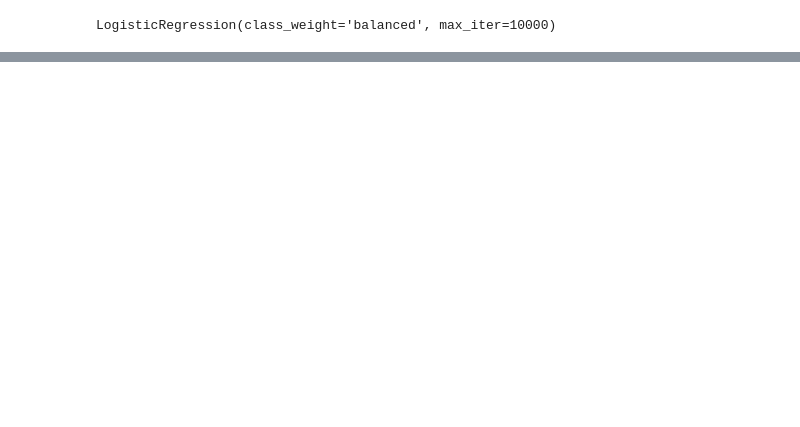
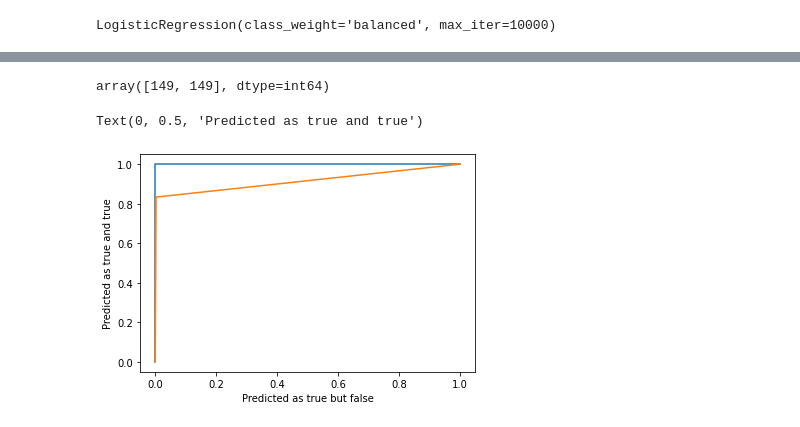
Before and after one commit to diegounzueta/Medium-Articles-, a Jupyter notebook: Fraud detection/Fraud Transactional Data.ipynb, the cells around one changed output, grey strips where cells are left out. Saved outputs shown, nothing was run; the diff lists cells and outputs as text; code cells hidden in the pictures; blank space fills up the shorter version.

```diff
--- a/Fraud detection/Fraud Transactional Data.ipynb
+++ b/Fraud detection/Fraud Transactional Data.ipynb
@@ -546,0 +568,4 @@ TO DO:
+# %%
+RF_clf = RandomForestClassifier(class_weight='balanced')
+# %%
+RF_clf.fit(X_train, y_train)
@@ -546,0 +696,15 @@ TO DO:
+# %%
+np.bincount(balanced_y_test)
+# %% [output]
+array([149, 149], dtype=int64)
+# %%
+fp, tp, thresholds =          roc_curve(y_train,RF_clf.predict(X_train) )
+lg_fp, lg_tp, lg_thresholds = roc_curve(y_train,clf.predict(X_train) )
+# %%
+plt.plot(fp, tp)
+plt.plot(lg_fp, lg_tp)
+plt.xlabel("Predicted as true but false")
+plt.ylabel("Predicted as true and true")
+# %% [output]
+Text(0, 0.5, 'Predicted as true and true')
+[figure, added]
```
Also changed, not shown: parts of 76 cells of this notebook.
